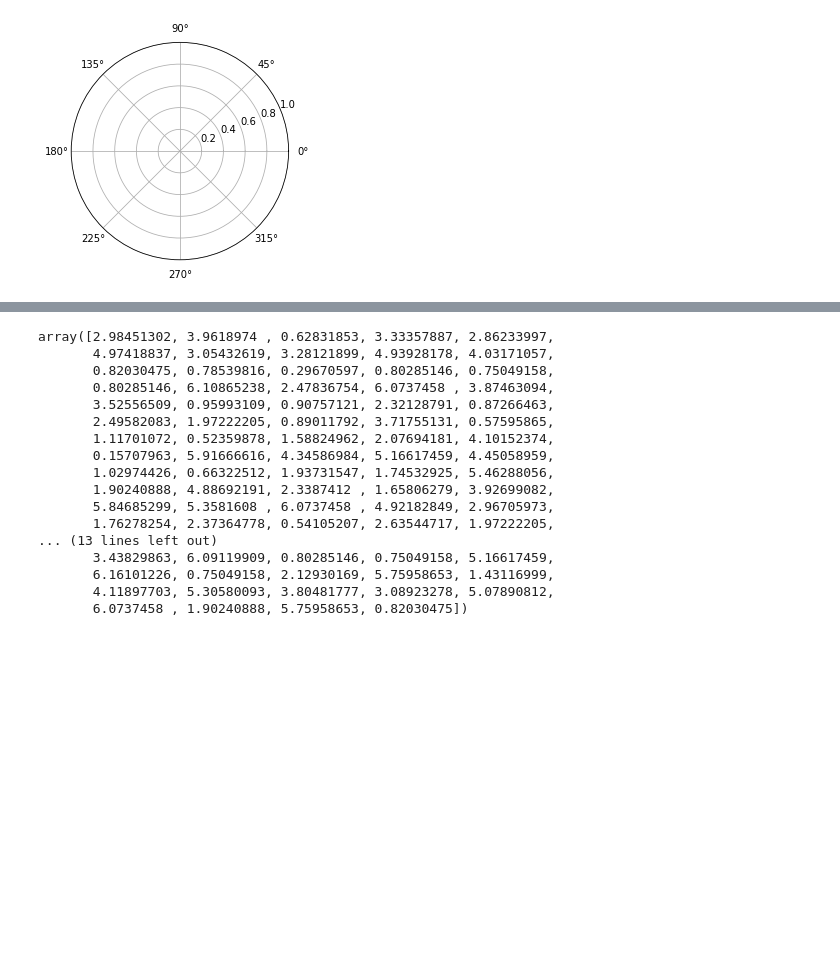
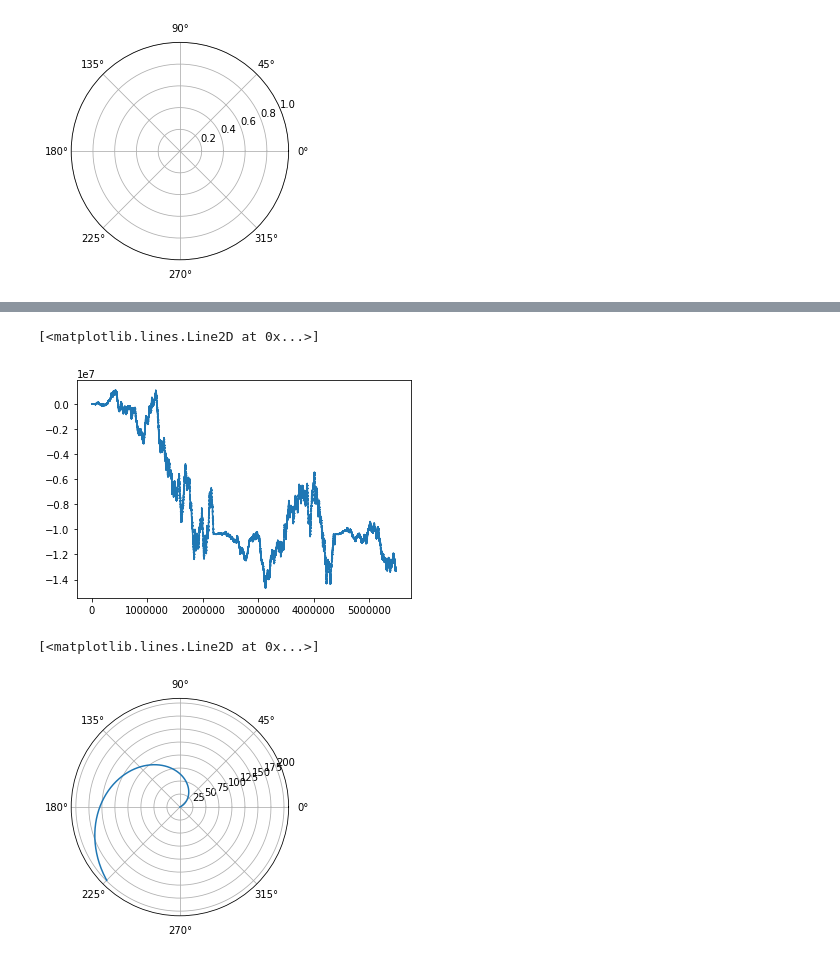
Before and after one commit to tejas-savalia/Lab-Codes, a Jupyter notebook: Psychtoolbox/Visuomotor Adaptation/rl_modelling/rl_model.ipynb, the cells around one changed output, grey strips where cells are left out. Drawn from its saved outputs; the diff is of its cells as text; code cells hidden in the pictures; blank space fills up the shorter version.

```diff
--- a/Psychtoolbox/Visuomotor Adaptation/rl_modelling/rl_model.ipynb
+++ b/Psychtoolbox/Visuomotor Adaptation/rl_modelling/rl_model.ipynb
@@ -112,0 +211,5 @@ ax.plot(numpy.array(thetastates)*2*numpy.pi/360, numpy.array(rstates))
+# %%
+plt.plot(numpy.cumsum(X), numpy.cumsum(Y))
+# %% [output]
+[<matplotlib.lines.Line2D at 0x...>]
+[figure, added]
@@ -113,20 +223,5 @@ ax.plot(numpy.array(thetastates)*2*numpy.pi/360, numpy.array(rstates))
 # %%
-numpy.array(thetastates)*(2*numpy.pi)/360
+plt.polar(angles*2*numpy.pi/360, r)
 # %% [output]
-array([2.98451302, 3.9618974 , 0.62831853, 3.33357887, 2.86233997,
-       4.97418837, 3.05432619, 3.28121899, 4.93928178, 4.03171057,
-       0.82030475, 0.78539816, 0.29670597, 0.80285146, 0.75049158,
-       0.80285146, 6.10865238, 2.47836754, 6.0737458 , 3.87463094,
-       3.52556509, 0.95993109, 0.90757121, 2.32128791, 0.87266463,
-       2.49582083, 1.97222205, 0.89011792, 3.71755131, 0.57595865,
-       1.11701072, 0.52359878, 1.58824962, 2.07694181, 4.10152374,
-       0.15707963, 5.91666616, 4.34586984, 5.16617459, 4.45058959,
-       1.02974426, 0.66322512, 1.93731547, 1.74532925, 5.46288056,
-       1.90240888, 4.88692191, 2.3387412 , 1.65806279, 3.92699082,
-       5.84685299, 5.3581608 , 6.0737458 , 4.92182849, 2.96705973,
-       1.76278254, 2.37364778, 0.54105207, 2.63544717, 1.97222205,
-... (13 lines left out)
-       3.43829863, 6.09119909, 0.80285146, 0.75049158, 5.16617459,
-       6.16101226, 0.75049158, 2.12930169, 5.75958653, 1.43116999,
-       4.11897703, 5.30580093, 3.80481777, 3.08923278, 5.07890812,
-       6.0737458 , 1.90240888, 5.75958653, 0.82030475])
+[<matplotlib.lines.Line2D at 0x...>]
+[figure, added]
```
Also changed, not shown: parts of 19 cells of this notebook, 50 other files.
